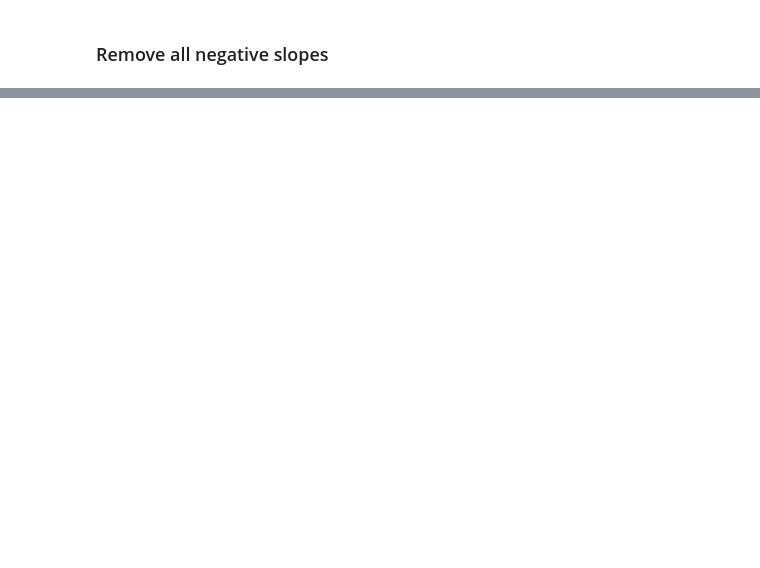
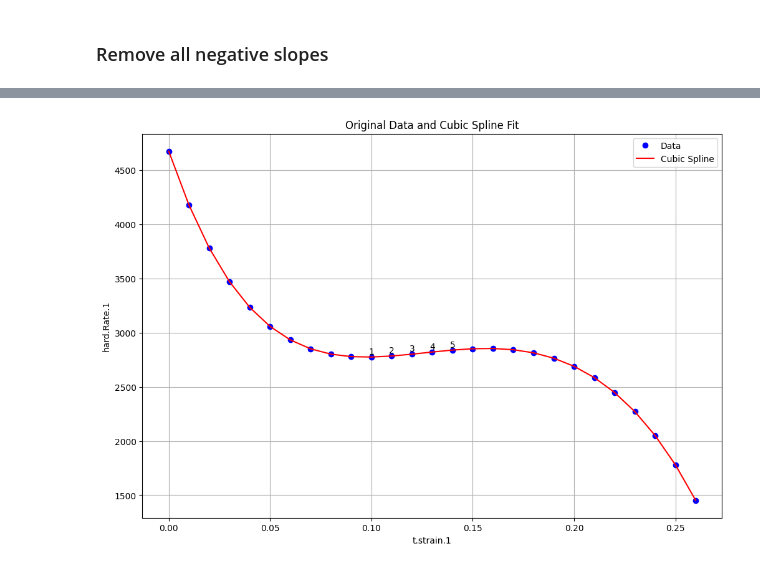
Before and after one commit to Kishan-Kumar-Zalavadia/Material-Science, a Jupyter notebook: code_5.ipynb, the cells around one changed output, grey strips where cells are left out. Drawn from its saved outputs; the diff is of its cells as text; code cells hidden in the pictures; blank space fills up the shorter version.

```diff
--- a/code_5.ipynb
+++ b/code_5.ipynb
@@ -313,7 +317,7 @@ y_positive = y[positive_slope_indices]
 slope_diffs = np.diff(slopes[positive_slope_indices])
 
 # Consider only the first 10 values or the available maximum
-max_values = min(10, len(x_positive))
+max_values = min(5, len(x_positive))
 x_positive = x_positive[:max_values]
 y_positive = y_positive[:max_values]
 slope_diffs = slope_diffs[:max_values-1]  # As there are max_values-1 differences for max_values values
@@ -357,0 +357,73 @@ Data Point | x Value | y Value | Difference | Slope:
+# %%
+import numpy as np
+import pandas as pd
+import matplotlib.pyplot as plt
+from scipy.interpolate import CubicSpline
+
+# Define the column names
+column_names = [x_axis, y2_axis]
+
+# Read only the specified columns from Excel file
+data = pd.read_excel("/content/Data.xlsx", usecols=column_names)
+
+# Drop rows with missing or non-finite values
+data.dropna(inplace=True)
+
+# Extract x and y values
+x = data[column_names[0]].values
+y = data[column_names[1]].values
+
+# Fit a cubic spline to the data
+cs = CubicSpline(x, y)
+
+# Calculate the slope for each data point
+slopes = cs(x, 1)
+
+# Filter out negative slopes and their corresponding x, y values
+positive_slope_indices = np.where(slopes > 0)[0]
+x_positive = x[positive_slope_indices]
+y_positive = y[positive_slope_indices]
+
+# Calculate the differences between consecutive slopes
+slope_diffs = np.diff(slopes[positive_slope_indices])
+
+# Consider only the first 10 values or the available maximum
+max_values = min(5, len(x_positive))
+x_positive = x_positive[:max_values]
+y_positive = y_positive[:max_values]
+slope_diffs = slope_diffs[:max_values-1]  # As there are max_values-1 differences for max_values values
+
+# Initialize an empty array to store the slopes for which the information is printed
+printed_slopes = []
+
+# Plot the original data and cubic spline
+plt.figure(figsize=(12, 8))
+plt.plot(x, y, 'bo', label='Data')
+plt.plot(x, cs(x), 'r-', label='Cubic Spline')
+plt.xlabel(column_names[0])
+plt.ylabel(column_names[1])
+plt.title('Original Data and Cubic Spline Fit')
+plt.legend()
+
+# Add point numbers with a gap above the points in the plot
+gap = 50  # Adjust the gap as needed
+for i, (x_val, y_val) in enumerate(zip(x_positive, y_positive)):
+    plt.text(x_val, y_val + gap, f"{i+1}", fontsize=10, ha='center', va='center')
+    printed_slopes.append(slopes[positive_slope_indices][i])
+
+plt.grid(True)
+
+# Store data point, x, y, and its difference in a new array
+data_and_differences = np.column_stack((x_positive[:-1], y_positive[:-1], slope_diffs, printed_slopes[:-1]))
+
+print("Data Point | x Value | y Value | Difference | Slope:")
+print("----------------------------------------------------")
+for i, (x_val, y_val, diff, slope) in enumerate(data_and_differences):
+    print(f"{i+1}       |   {x_val:.3f}   |   {y_val:.3f}   |   {diff:.3f}   |   {slope:.3f}")
+
+# Calculate the average of the slopes
+average_slope_printed = np.mean(printed_slopes[:-1])
+print("\nAverage Slope of Printed Slopes:", average_slope_printed)
+
+plt.show()
+# %% [output]
@@ -357,0 +438 @@ Data Point | x Value | y Value | Difference | Slope:
+[figure, added]
```
Also changed, not shown: parts of 7 cells of this notebook.
